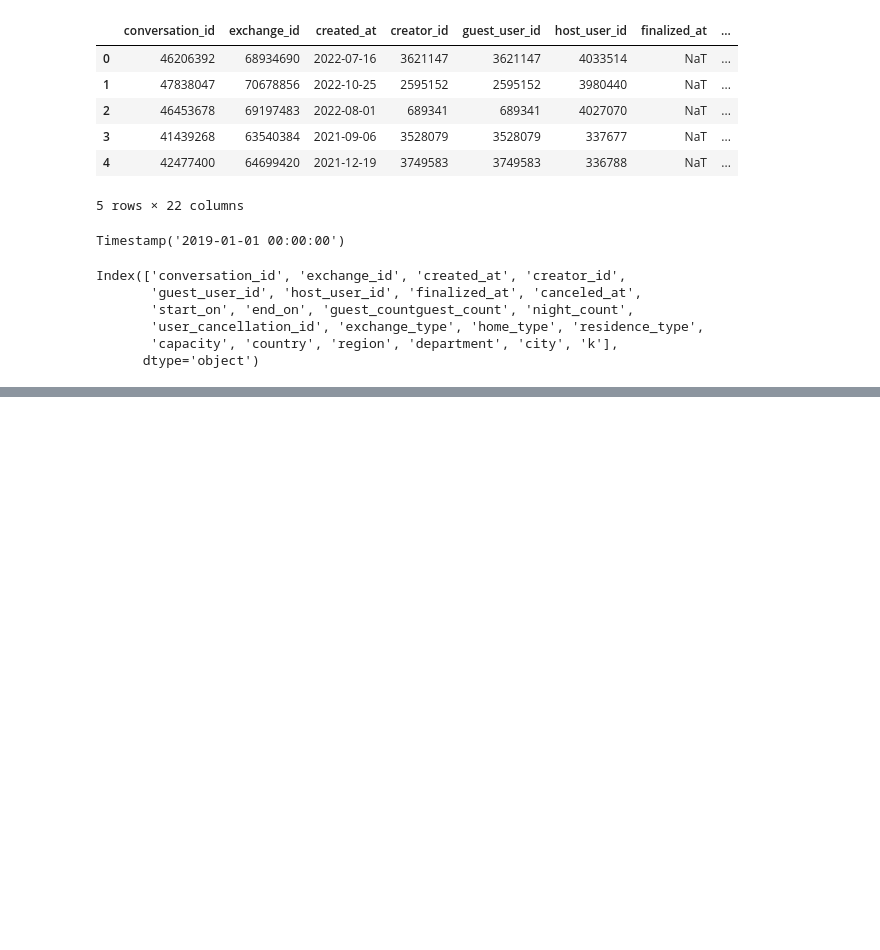
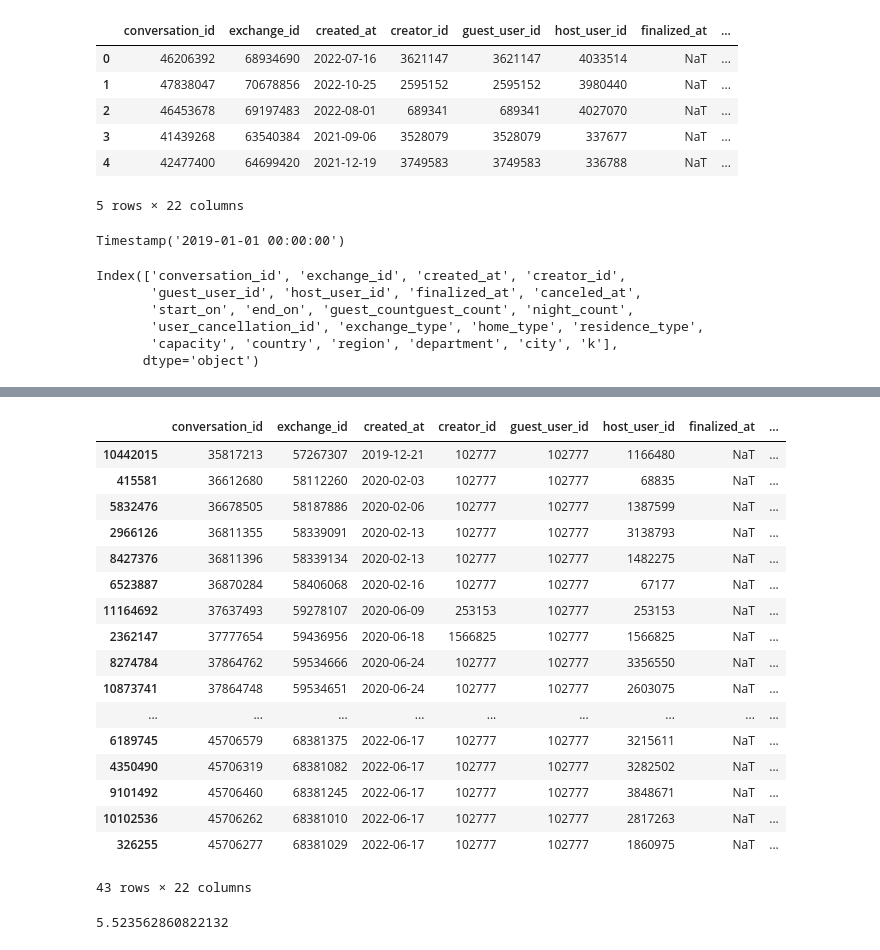
Before and after one commit to ctherreau/HomeExchange, a Jupyter notebook: AnalysisExchange.ipynb, the cells around one changed output, grey strips where cells are left out. Saved outputs shown, nothing was run; the diff lists cells and outputs as text; code cells hidden in the pictures; blank space fills up the shorter version.

```diff
--- a/AnalysisExchange.ipynb
+++ b/AnalysisExchange.ipynb
@@ -50,0 +97,25 @@ df_exc[(df_exc.host_user_id==1110107)].sort_values('created_at')
+# %%
+df_exc[(df_exc.guest_user_id==102777) & (df_exc.exchange_type=='RECIPROCAL')].sort_values('created_at')
+# %% [output]
+|  | conversation_id | exchange_id | created_at | creator_id | guest_user_id | host_user_id | finalized_at | ... |
+| 10442015 | 35817213 | 57267307 | 2019-12-21 | 102777 | 102777 | 1166480 | NaT | ... |
+| 415581 | 36612680 | 58112260 | 2020-02-03 | 102777 | 102777 | 68835 | NaT | ... |
+| 5832476 | 36678505 | 58187886 | 2020-02-06 | 102777 | 102777 | 1387599 | NaT | ... |
+| 2966126 | 36811355 | 58339091 | 2020-02-13 | 102777 | 102777 | 3138793 | NaT | ... |
+| 8427376 | 36811396 | 58339134 | 2020-02-13 | 102777 | 102777 | 1482275 | NaT | ... |
+| 6523887 | 36870284 | 58406068 | 2020-02-16 | 102777 | 102777 | 67177 | NaT | ... |
+| 11164692 | 37637493 | 59278107 | 2020-06-09 | 253153 | 102777 | 253153 | NaT | ... |
+| 2362147 | 37777654 | 59436956 | 2020-06-18 | 1566825 | 102777 | 1566825 | NaT | ... |
+| 8274784 | 37864762 | 59534666 | 2020-06-24 | 102777 | 102777 | 3356550 | NaT | ... |
+| 10873741 | 37864748 | 59534651 | 2020-06-24 | 102777 | 102777 | 2603075 | NaT | ... |
+| ... | ... | ... | ... | ... | ... | ... | ... | ... |
+| 6189745 | 45706579 | 68381375 | 2022-06-17 | 102777 | 102777 | 3215611 | NaT | ... |
+| 4350490 | 45706319 | 68381082 | 2022-06-17 | 102777 | 102777 | 3282502 | NaT | ... |
+| 9101492 | 45706460 | 68381245 | 2022-06-17 | 102777 | 102777 | 3848671 | NaT | ... |
+| 10102536 | 45706262 | 68381010 | 2022-06-17 | 102777 | 102777 | 2817263 | NaT | ... |
+| 326255 | 45706277 | 68381029 | 2022-06-17 | 102777 | 102777 | 1860975 | NaT | ... |
+43 rows × 22 columns
+# %%
+22905/414678*100
+# %% [output]
+5.523562860822132
```
Also changed, not shown: parts of 7 cells of this notebook, 8 other files.
